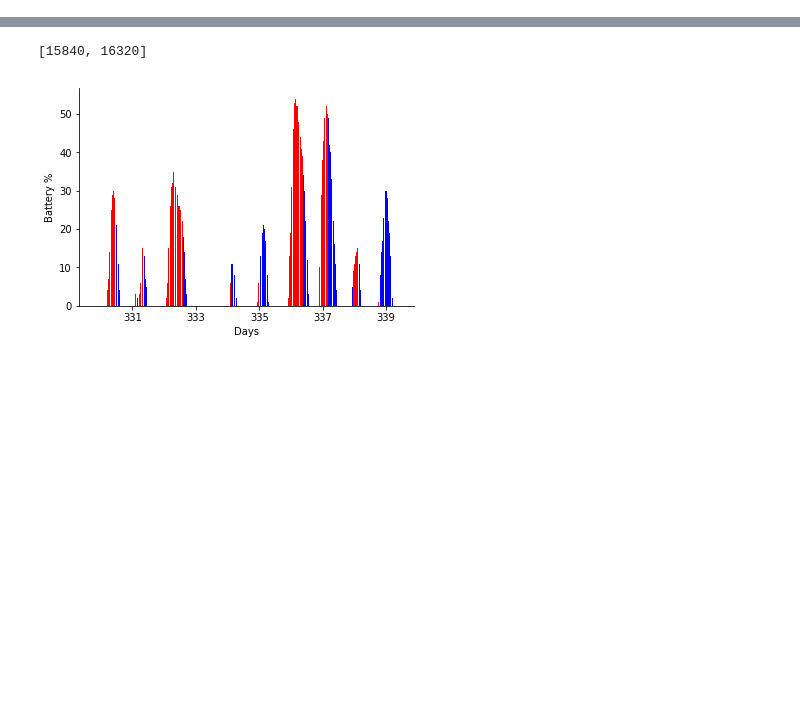
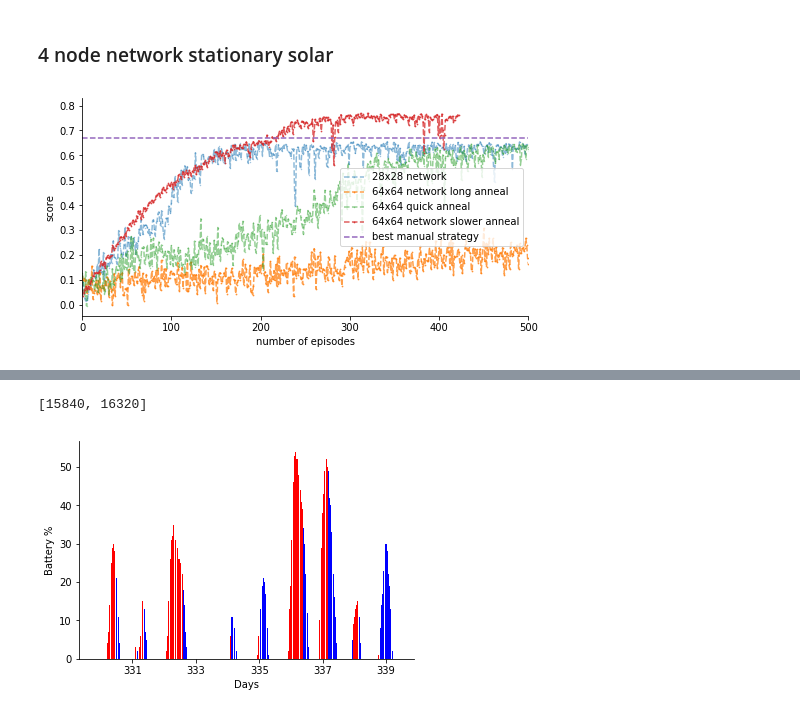
Before and after one commit to jamesjarlathlong/continuous, a Jupyter notebook: plot_results.ipynb, the cells around one changed output, grey strips where cells are left out. Saved outputs shown, nothing was run; the diff lists cells and outputs as text; code cells hidden in the pictures; blank space fills up the shorter version.

```diff
--- a/plot_results.ipynb
+++ b/plot_results.ipynb
@@ -26 +49,35 @@ sns.despine()
+# %% [markdown]
+### 4 node network stationary solar
+# %%
+with open('tmp/rewardpavor_500_episodes_ddq_4nodes_slowerlearning.json') as f:
+    trace = json.load(f)
+with open('tmp/rewardarcyn_5000_episodes_month.json') as f:
+    trace2 = json.load(f)
+with open('tmp/rewardaeixz_fastdecayandslowlearning_bigger.json') as f:
+    trace3 = json.load(f)
+with open('tmp/rewardkcgdm_0.99995_decayrate.json') as f:
+    trace4 = json.load(f)
+with open('tmp/rewardtofyb_full year.json') as f:
+    trace5 = json.load(f)
+fig, ax = plt.subplots(1)
+fig.set_size_inches(8,4)
+ax.plot([i/(28*8) for i in trace['data'][1::]], label='28x28 network',
+        alpha=0.5, marker='o', linestyle='--', markersize=0.4)
+ax.plot([i/(28*8) for i in trace2['data'][1::]], label='64x64 network long anneal',
+        alpha=0.75, marker='o', linestyle='--', markersize=0.8)
+ax.plot([i/(28*8) for i in trace3['data'][1::]], label='64x64 quick anneal',
+        alpha=0.5, marker='o', linestyle='--', markersize=0.4)
+#ax.plot([i/(28*8) for i in trace4['data'][1::]], label='bigger network slower anneal',
+#        alpha=0.5, marker='o', linestyle='--', markersize=0.4)
+ax.plot([i/(365*8) for i in trace5['data'][1::]], label='64x64 network slower anneal',
+        alpha=0.75, marker='o', linestyle='--', markersize=0.8)
+ax.plot([0,5000],[150/(28*8), 150/(28*8)], label='best manual strategy', linestyle='--')
+#ax.plot(trace4['data'][1::], label='not trimmed q learning with time')
+ax.set_xlim([0,500])
+ax.set_xlabel('number of episodes')
+ax.set_ylabel('score')
+ax.legend(loc='best')
+sns.despine()
+# %% [output]
+[figure, added]
 # %%
```
Also changed, not shown: parts of 23 cells of this notebook.
